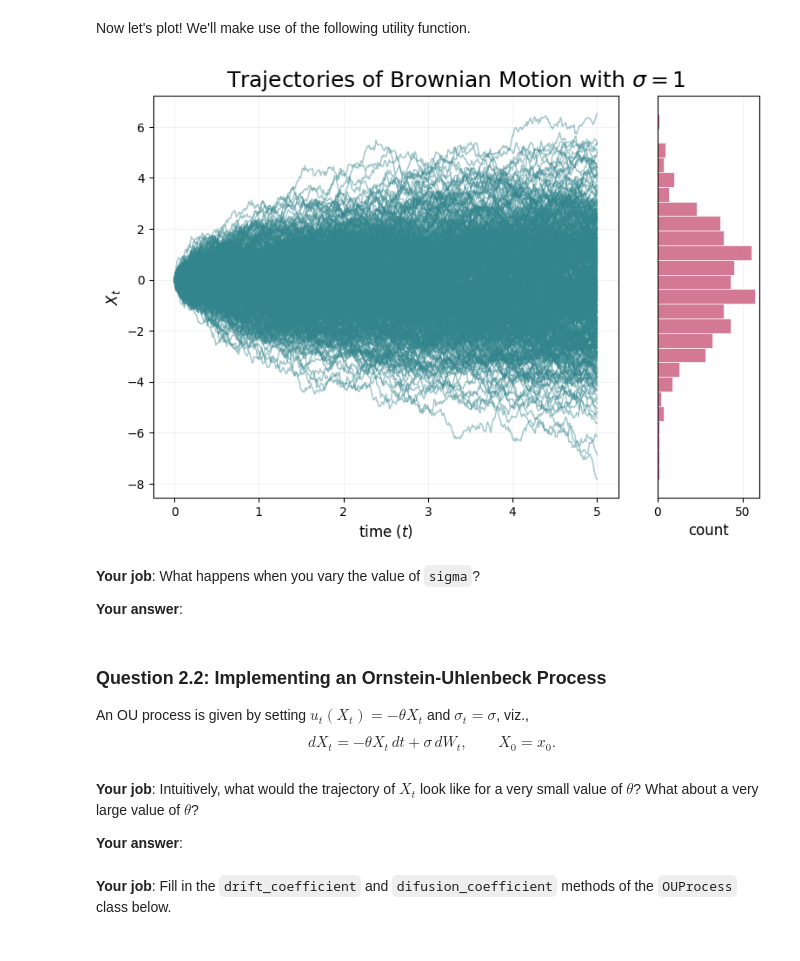
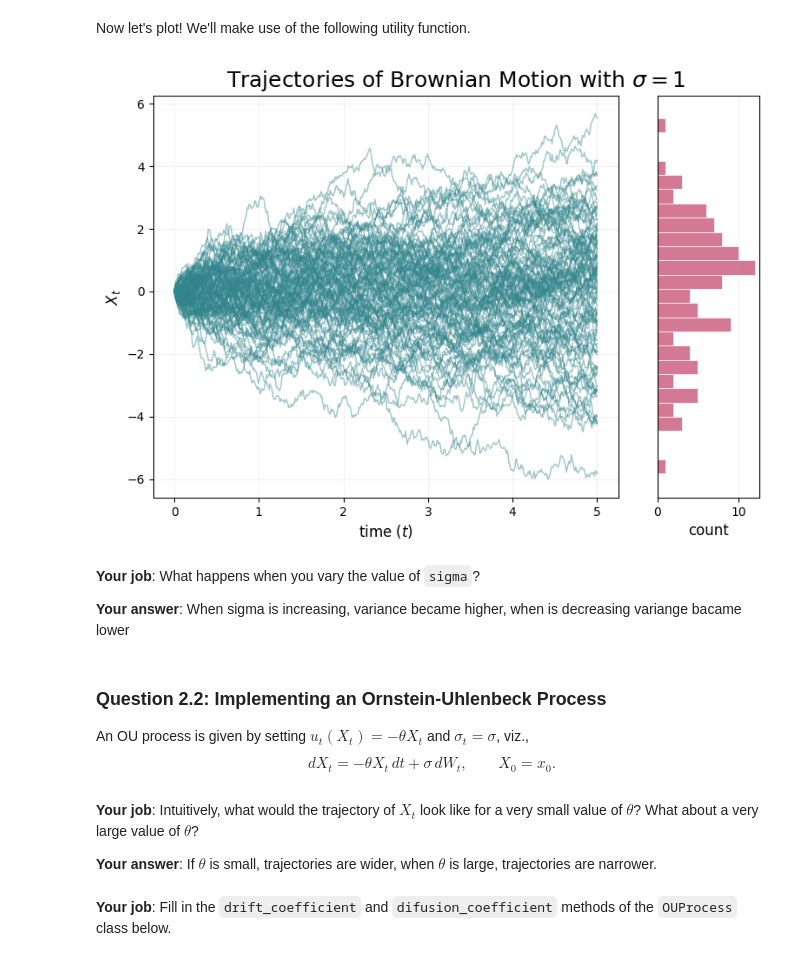
Before and after one commit to Corius77/mit_diffusion_flow_notes, a Jupyter notebook: lab_one.ipynb, the cells around one changed output. Cells and saved outputs as stored; diff of their text form; code cells hidden in the pictures.

```diff
--- a/lab_one.ipynb
+++ b/lab_one.ipynb
@@ -295,25 +295,25 @@ def plot_trajectories_1d(x0: torch.Tensor, simulator: Simulator, timesteps: torc
                 )
 # %%
 sigma = 1
-n_traj = 500
+n_traj = 100
 brownian_motion = BrownianMotion(sigma)
 simulator = EulerMaruyamaSimulator(sde=brownian_motion)
 x0 = torch.zeros(n_traj,1).to(device) # Initial values - let's start at zero
 ts = torch.linspace(0.0,5.0,500).to(device) # simulation timesteps
 
 plt.figure(figsize=(9, 6))
 ax = plt.gca()
 ax.set_title(r'Trajectories of Brownian Motion with $\sigma=$' + str(sigma), fontsize=18)
 ax.set_xlabel(r'time ($t$)', fontsize=18)
 ax.set_ylabel(r'$x_t$', fontsize=18)
 plot_trajectories_1d(x0, simulator, ts, ax, show_hist=True)
 plt.show()
 # %% [output]
-[figure, old version]
+[figure, new version]
 # %% [markdown]
 **Your job**: What happens when you vary the value of `sigma`?
 
-**Your answer**:
+**Your answer**: When sigma is increasing, variance became higher, when is decreasing variange bacame lower
 # %% [markdown]
 ### Question 2.2: Implementing an Ornstein-Uhlenbeck Process
 An OU process is given by setting $u_t(X_t) = - \theta X_t$ and $\sigma_t = \sigma$, viz.,
@@ -321,7 +321,7 @@ $$ dX_t = -\theta X_t\, dt + \sigma\, dW_t, \quad \quad X_0 = x_0.$$
 # %% [markdown]
 **Your job**: Intuitively, what would the trajectory of $X_t$ look like for a very small value of $\theta$? What about a very large value of $\theta$?
 
-**Your answer**:
+**Your answer**: If $\theta$ is small, trajectories are wider, when $\theta$ is large, trajectories are narrower.
 # %% [markdown]
 **Your job**: Fill in the `drift_coefficient` and `difusion_coefficient` methods of the `OUProcess` class below.
 # %%
```
Also changed, not shown: parts of 6 cells of this notebook.
